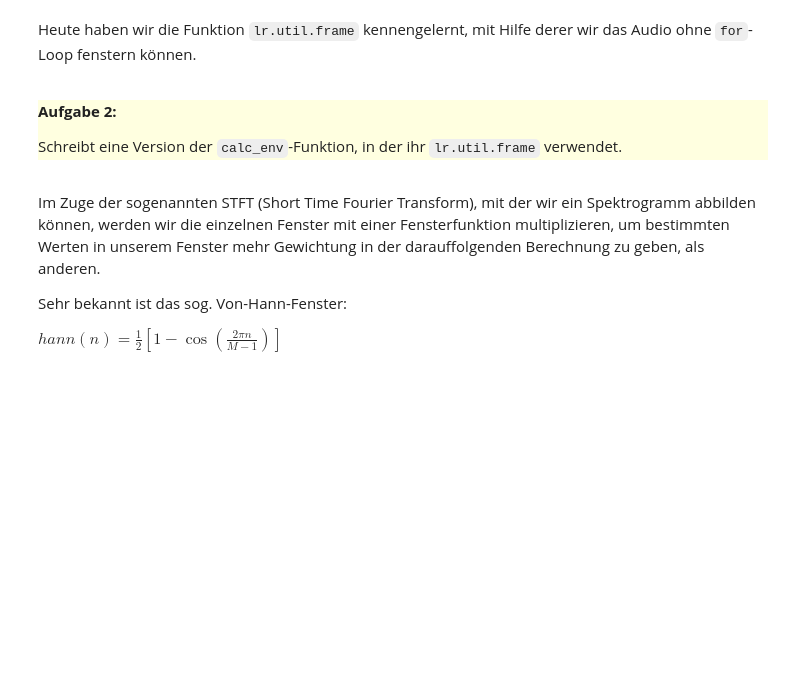
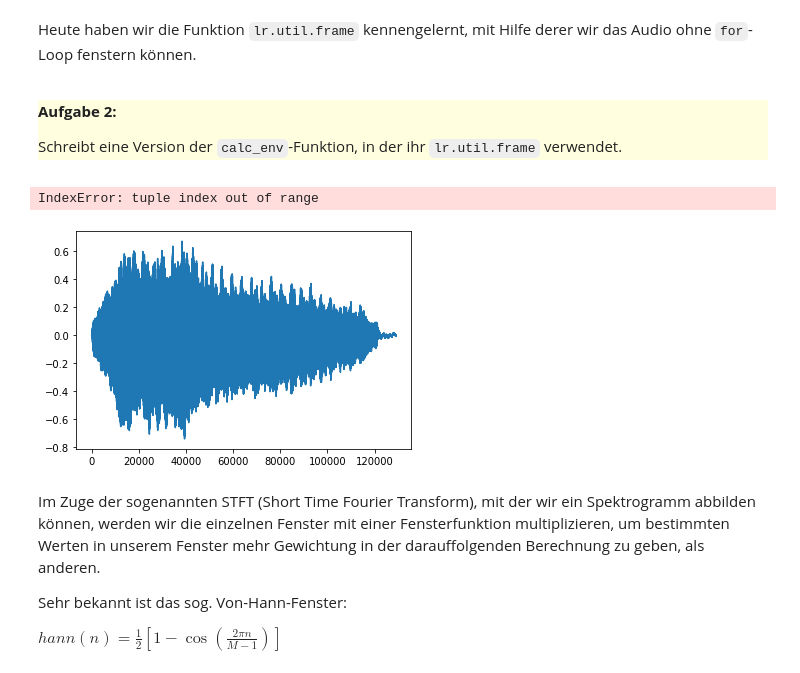
Before and after one commit to kjhsdf/Audio-Based-Music-Processing-2020, a Jupyter notebook: 06/Hausaufgabe_Dynamik_Fensterung.ipynb, the cells around one changed output. Saved outputs shown, nothing was run; the diff lists cells and outputs as text; code cells hidden in the pictures; blank space fills up the shorter version.

```diff
--- a/06/Hausaufgabe_Dynamik_Fensterung.ipynb
+++ b/06/Hausaufgabe_Dynamik_Fensterung.ipynb
@@ -39,16 +41,17 @@ Schreibt eine Version der `calc_env`-Funktion, in der ihr `lr.util.frame` verwen
 # %%
 def calc_env(x, hop_length=200, window_size=400):
 
-    # euer code
-    x_framed = ...
-    amp_env = ...
-
+    x_framed = lr.util.frame(x, frame_length=window_size, hop_length=hop_length)
+    amp_env = np.max(x_framed)
     return amp_env
 
 amp = calc_env(x)
 plt.plot(x)
 t = np.linspace(0, np.shape(x)[0], np.shape(amp)[0])
 plt.plot(t, amp)
+# %% [output]
+IndexError: tuple index out of range
+[figure, added]
 # %% [markdown]
 
 
```
Also changed, not shown: parts of 2 cells of this notebook.
